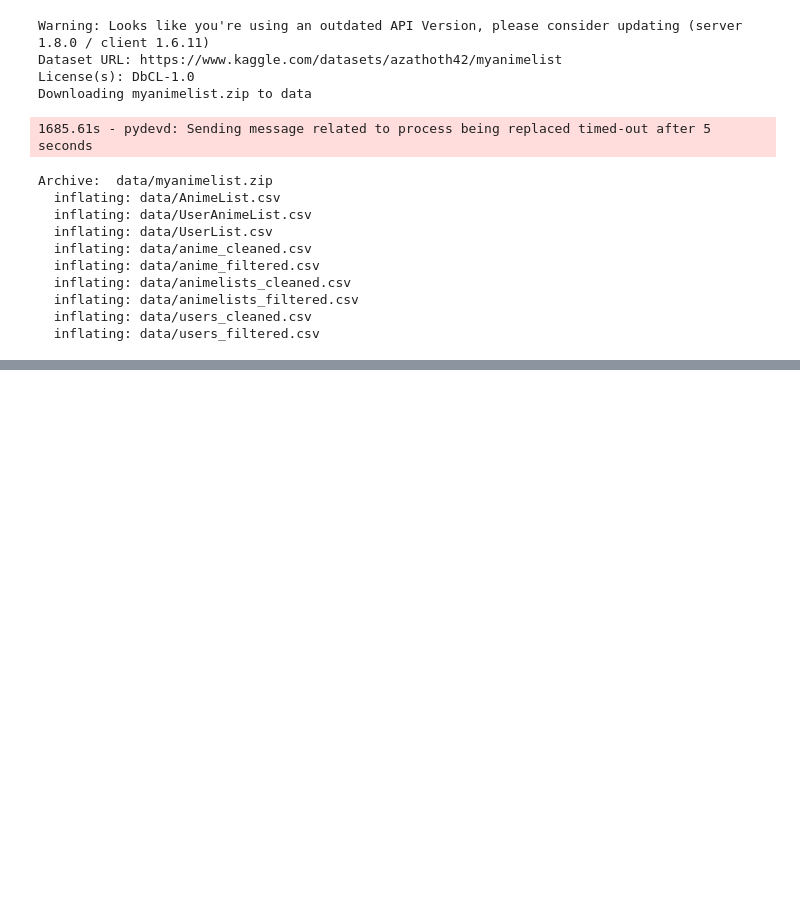
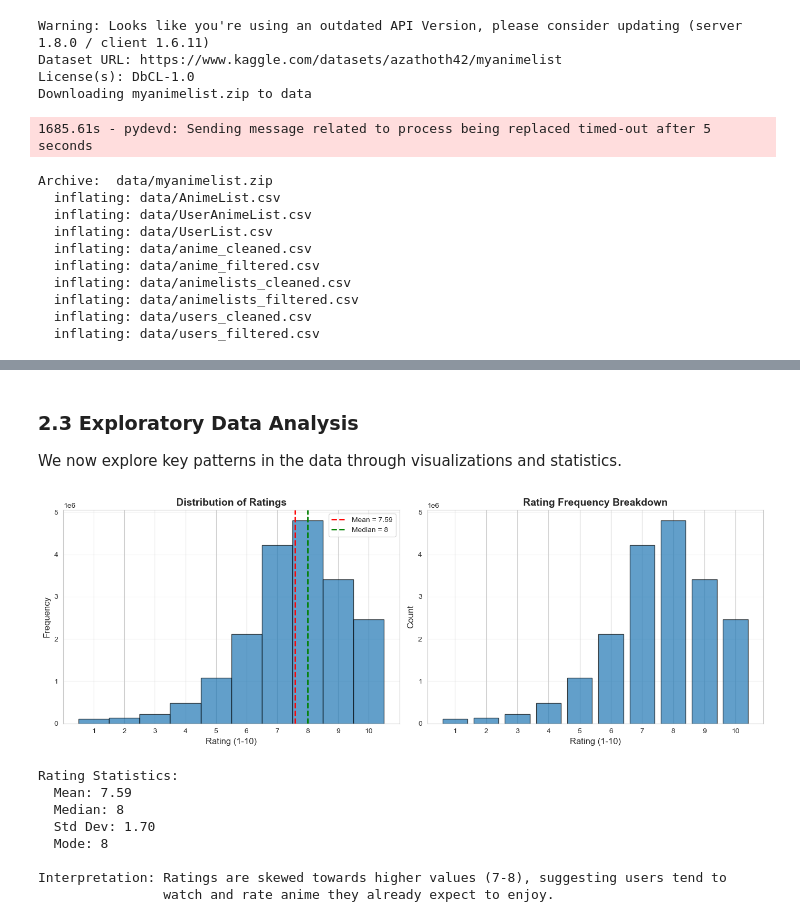
Before and after one commit to ssyquia/CSE_158_MyAnimeList, a Jupyter notebook: anime_rating.ipynb, the cells around one changed output, grey strips where cells are left out. Drawn from its saved outputs; the diff is of its cells as text; code cells hidden in the pictures; blank space fills up the shorter version.

```diff
--- a/anime_rating.ipynb
+++ b/anime_rating.ipynb
@@ -32,7 +32,25 @@ Archive:  data/myanimelist.zip
   inflating: data/users_filtered.csv
 # %%
 import pandas as pd
+import numpy as np
+import matplotlib.pyplot as plt
+import seaborn as sns
+from sklearn.model_selection import train_test_split
+from sklearn.linear_model import Ridge
+from sklearn.metrics import mean_squared_error, mean_absolute_error
+from scipy.sparse import csr_matrix
+import warnings
+warnings.filterwarnings('ignore')
 
-anime = pd.read_csv("data/AnimeList.csv")
+# Set style for plots
+sns.set_style('whitegrid')
+plt.rcParams['figure.figsize'] = (10, 6)
+
+print("Loading data...")
+anime = pd.read_csv("data/anime_cleaned.csv")
 users = pd.read_csv("data/users_cleaned.csv")
 ratings = pd.read_csv("data/animelists_cleaned.csv")
+
+print(f"Anime shape: {anime.shape}")
+print(f"Users shape: {users.shape}")
+print(f"Ratings shape: {ratings.shape}")
@@ -38,0 +302,52 @@ ratings = pd.read_csv("data/animelists_cleaned.csv")
+# %% [markdown]
+### 2.3 Exploratory Data Analysis
+
+We now explore key patterns in the data through visualizations and statistics.
+# %%
+# Plot 1: Rating Distribution
+fig, axes = plt.subplots(1, 2, figsize=(14, 5))
+
+# Histogram of ratings
+axes[0].hist(ratings_filtered['score'], bins=10, range=(0.5, 10.5), edgecolor='black', alpha=0.7)
+axes[0].set_xlabel('Rating (1-10)', fontsize=12)
+axes[0].set_ylabel('Frequency', fontsize=12)
+axes[0].set_title('Distribution of Ratings', fontsize=14, fontweight='bold')
+axes[0].set_xticks(range(1, 11))
+axes[0].grid(axis='y', alpha=0.3)
+
+# Summary statistics
+mean_rating = ratings_filtered['score'].mean()
+median_rating = ratings_filtered['score'].median()
+axes[0].axvline(mean_rating, color='red', linestyle='--', linewidth=2, label=f'Mean = {mean_rating:.2f}')
+axes[0].axvline(median_rating, color='green', linestyle='--', linewidth=2, label=f'Median = {median_rating:.0f}')
+axes[0].legend()
+
+# Value counts
+rating_counts = ratings_filtered['score'].value_counts().sort_index()
+axes[1].bar(rating_counts.index, rating_counts.values, edgecolor='black', alpha=0.7)
+axes[1].set_xlabel('Rating (1-10)', fontsize=12)
+axes[1].set_ylabel('Count', fontsize=12)
+axes[1].set_title('Rating Frequency Breakdown', fontsize=14, fontweight='bold')
+axes[1].set_xticks(range(1, 11))
+axes[1].grid(axis='y', alpha=0.3)
+
+plt.tight_layout()
+plt.show()
+
+print(f"Rating Statistics:")
+print(f"  Mean: {mean_rating:.2f}")
+print(f"  Median: {median_rating:.0f}")
+print(f"  Std Dev: {ratings_filtered['score'].std():.2f}")
+print(f"  Mode: {ratings_filtered['score'].mode().values[0]}")
+print(f"\nInterpretation: Ratings are skewed towards higher values (7-8), suggesting users tend to")
+print(f"                watch and rate anime they already expect to enjoy.")
+# %% [output]
+[figure, added]
+Rating Statistics:
+  Mean: 7.59
+  Median: 8
+  Std Dev: 1.70
+  Mode: 8
+
+Interpretation: Ratings are skewed towards higher values (7-8), suggesting users tend to
+                watch and rate anime they already expect to enjoy.
```
Also changed, not shown: parts of 36 cells of this notebook.
